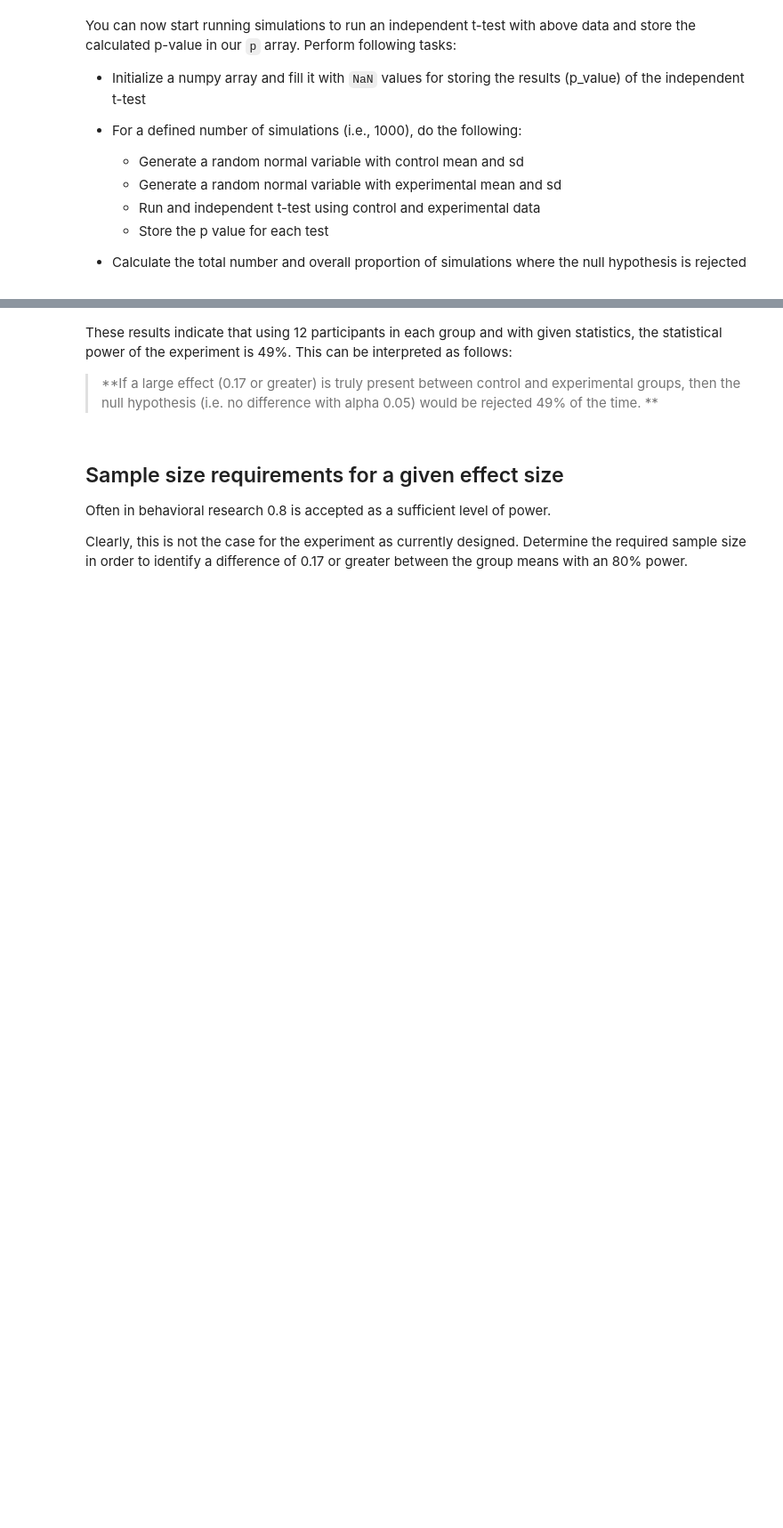
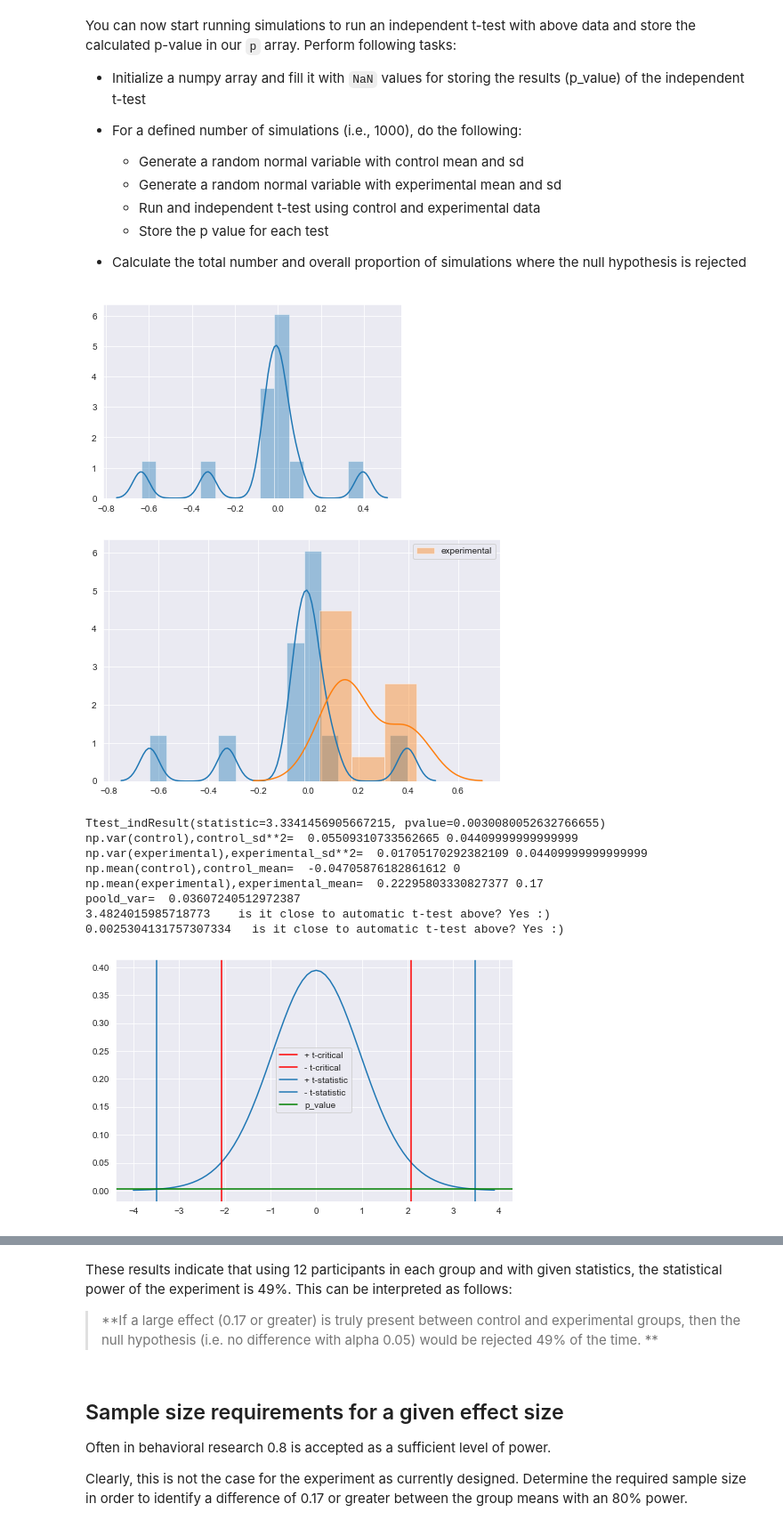
Before and after one commit to poariston/dsc-statistical-power-lab-online-ds-pt-120919, a Jupyter notebook: index.ipynb, the cells around one changed output, grey strips where cells are left out. Shown at 89% size. Drawn from its saved outputs; the diff is of its cells as text; code cells hidden in the pictures; blank space fills up the shorter version.

```diff
--- a/index.ipynb
+++ b/index.ipynb
@@ -109,0 +96,56 @@ power
+# %%
+control = np.random.normal(loc=control_mean,scale = control_sd,size=sample_size)
+sns.distplot(control)
+experimental = np.random.normal(loc= experimental_mean, scale=experimental_sd, size=sample_size)
+plt.figure(figsize=(8,5))
+sns.distplot(control)
+sns.distplot(experimental,label='experimental')
+plt.legend()
+plt.show()
+t_test= stats.ttest_ind(experimental,control)
+print(t_test)
+# 2 sample t-test
+# pooled variance
+print('np.var(control),control_sd**2= ',np.var(control),control_sd**2)
+print('np.var(experimental),experimental_sd**2= ',np.var(experimental),experimental_sd**2)
+print('np.mean(control),control_mean= ',np.mean(control),control_mean)
+print('np.mean(experimental),experimental_mean= ',np.mean(experimental),experimental_mean)
+poold_var=(11*np.var(control)+11*np.var(experimental))/22
+print('poold_var= ',poold_var)
+t_stat=(np.mean(experimental) - np.mean(control))/np.sqrt(poold_var*(1/12+1/12))
+print(t_stat,'   is it close to automatic t-test above? Yes :) ')
+plt.figure(figsize=(8,5))
+# generate points on the x axis between -4 and 4:
+x=np.arange(-4,4,.1)
+# use stats.t.pdf to get values on the probability density function for the t-distribution
+# The t-distrib for a 2 sample t-test has (n_control+n_experimental-2) degrees of freedom
+#     y = stats.t.pdf(x,df=(n_control+n_experimental-2),loc=0,scale=1)
+y = stats.t.pdf(x,df=(12+12-2),loc=0,scale=1)
+# get p-value
+p_val = stats.t.pdf(t_stat,df=(12+12-2),loc=0,scale=1)
+# get t-critical value for alpha=0.05 and two-tailed test
+t_crit=stats.t.ppf(1-0.025,(12+12-2))
+# Draw two sided boundary for t-critical
+plt.plot(x,y)
+plt.axvline(x= t_crit,label="+ t-critical",color='red')
+plt.axvline(x=-t_crit,label="- t-critical",color='red')
+
+plt.axvline(x= t_stat,label="+ t-statistic")
+plt.axvline(x=-t_stat,label="- t-statistic")
+
+plt.axhline(y=p_val,label="p_value",color='green')
+
+plt.legend()
+print(p_val,'  is it close to automatic t-test above? Yes :) ')
+# %% [output]
+[figure, added]
+[figure, added]
+Ttest_indResult(statistic=3.3341456905667215, pvalue=0.0030080052632766655)
+np.var(control),control_sd**2=  0.05509310733562665 0.04409999999999999
+np.var(experimental),experimental_sd**2=  0.01705170292382109 0.04409999999999999
+np.mean(control),control_mean=  -0.04705876182861612 0
+np.mean(experimental),experimental_mean=  0.22295803330827377 0.17
+poold_var=  0.03607240512972387
+3.4824015985718773    is it close to automatic t-test above? Yes :)
+0.0025304131757307334   is it close to automatic t-test above? Yes :)
+[figure, added]
```
Also changed, not shown: parts of 15 cells of this notebook.
